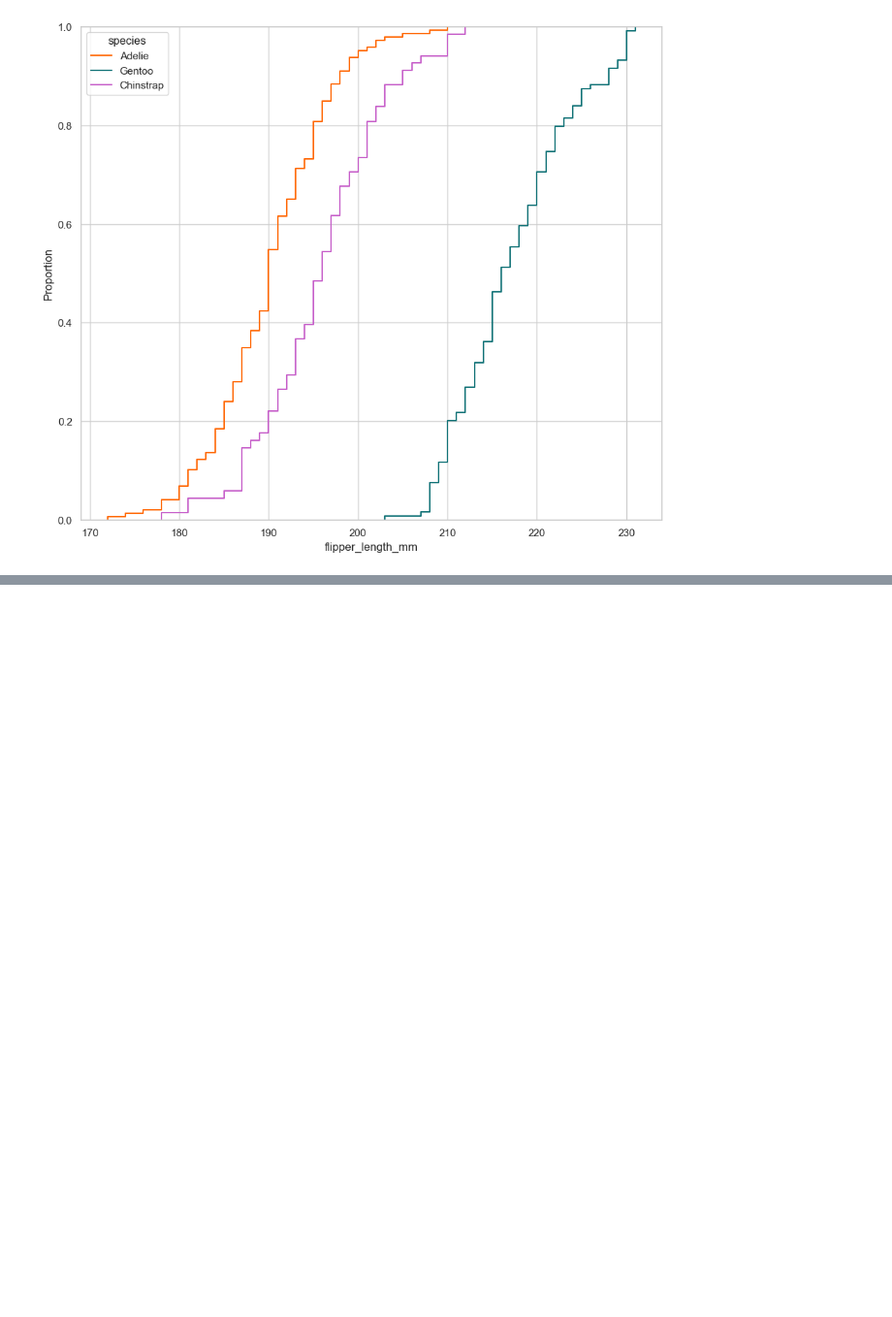
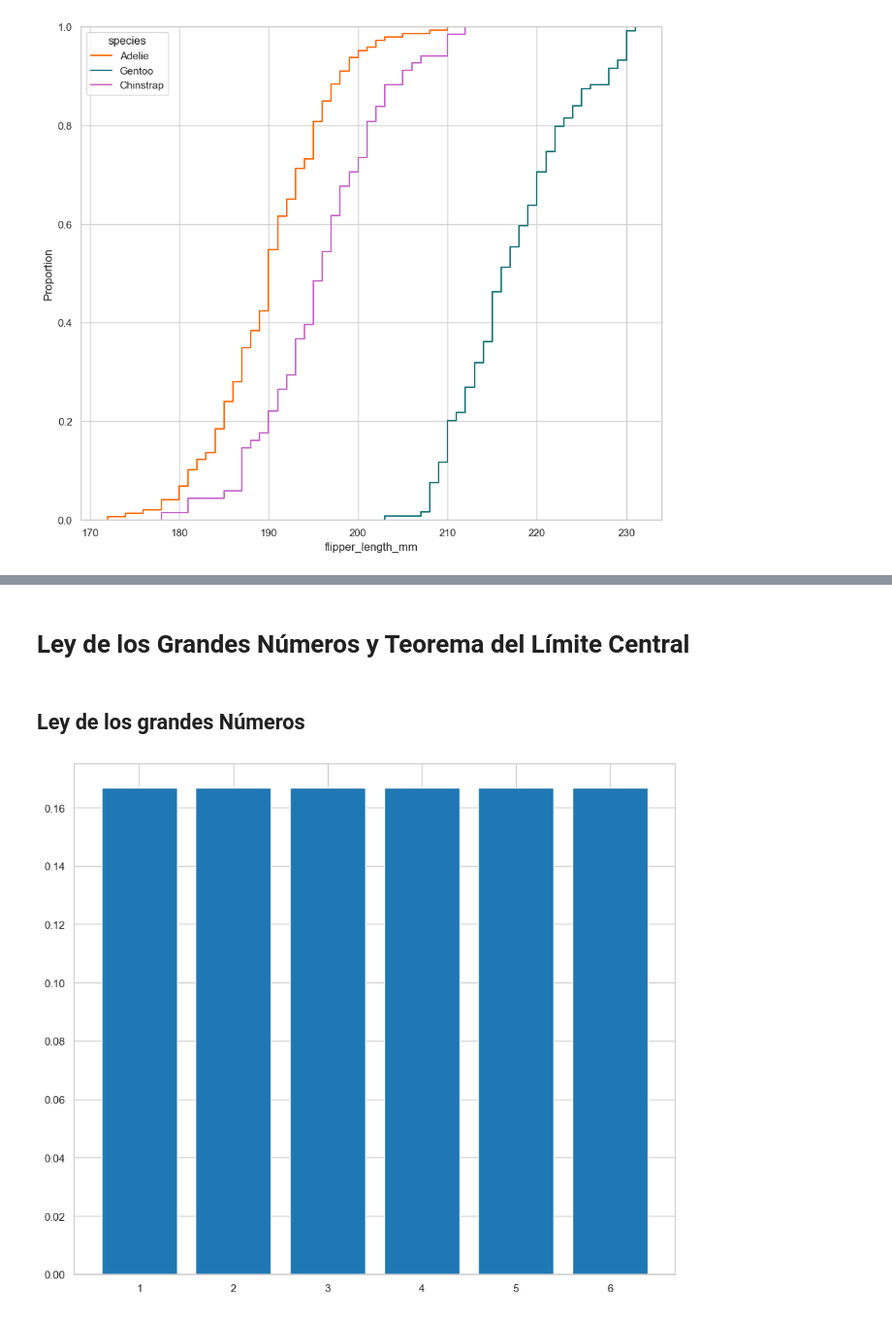
Before and after one commit to abarreran/Penguin, a Jupyter notebook: pinguinos.ipynb, the cells around one changed output, grey strips where cells are left out. Shown at 97% size. Cells and saved outputs as stored; diff of their text form; code cells hidden in the pictures; blank space fills up the shorter version.

```diff
--- a/pinguinos.ipynb
+++ b/pinguinos.ipynb
@@ -788,0 +837,9 @@ sns.ecdfplot(
+# %% [markdown]
+# Ley de los Grandes Números y Teorema del Límite Central
+# %% [markdown]
+## Ley de los grandes Números
+# %%
+dice = empiricaldist.Pmf.from_seq([1, 2, 3, 4, 5, 6])
+dice.bar()
+# %% [output]
+[figure, added]
```
Also changed, not shown: parts of 15 cells of this notebook.
